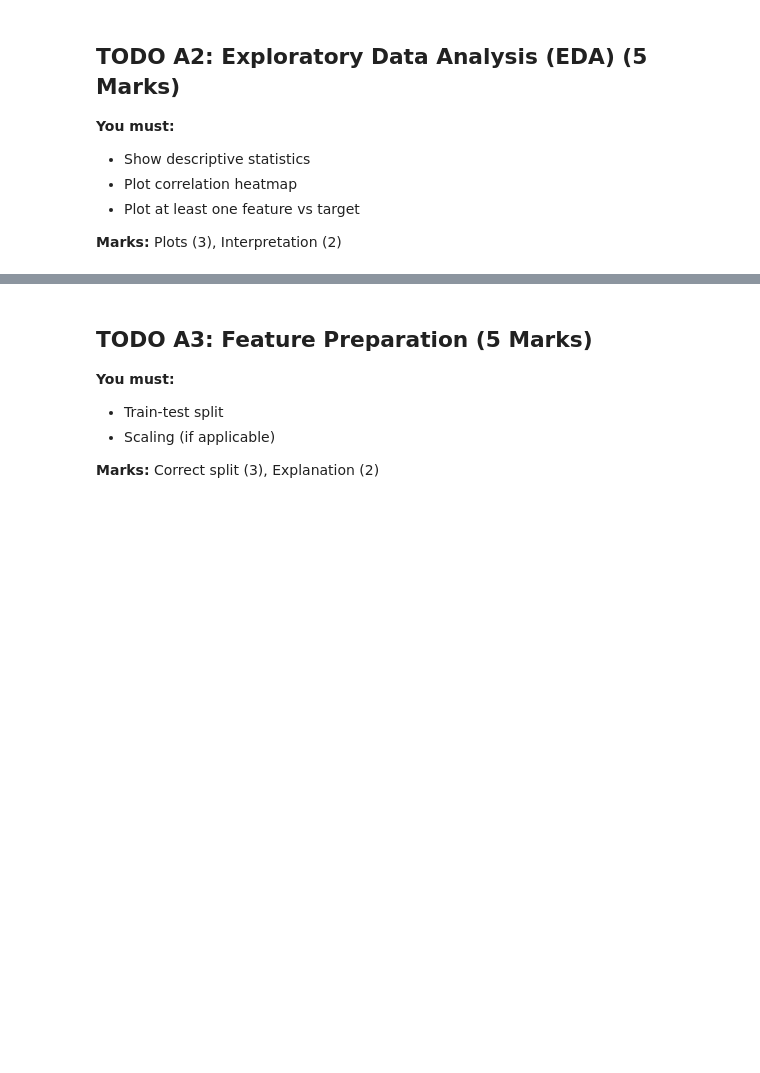
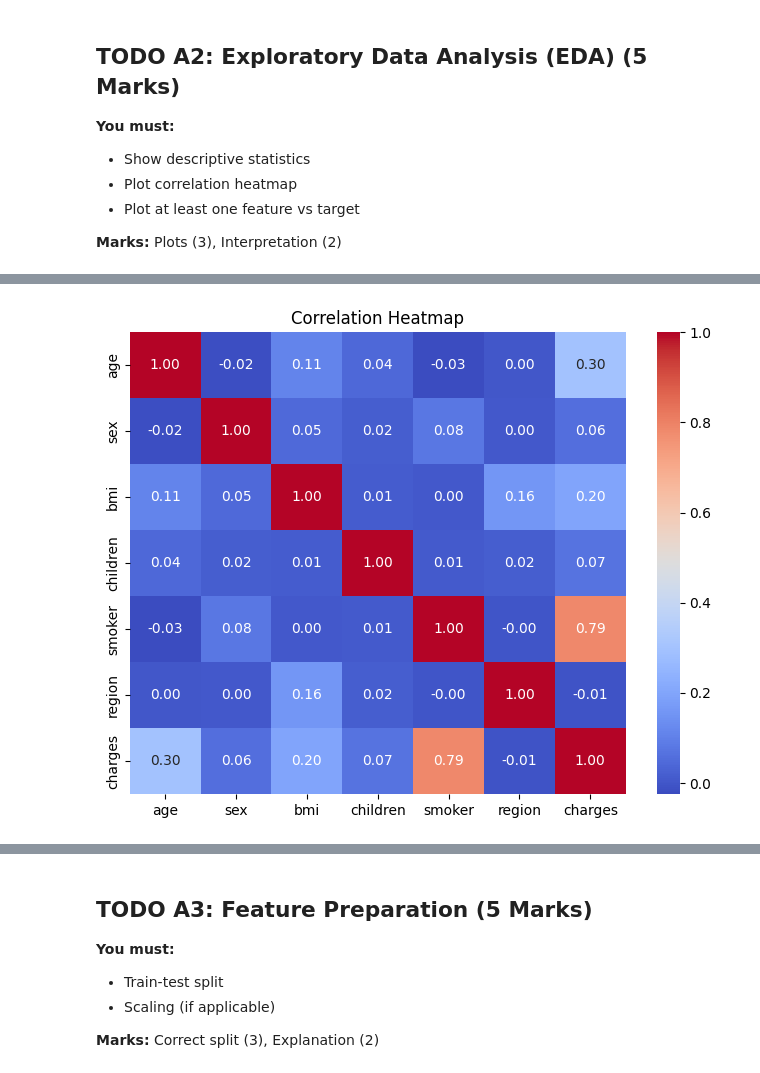
Before and after one commit to MoriamAkterSwarna/AI-ML, a Jupyter notebook: AI_ML_Assignment_3_Module_19_Moriam_Akter_Swarna.ipynb, the cells around one changed output, grey strips where cells are left out. Drawn from its saved outputs; the diff is of its cells as text; code cells hidden in the pictures; blank space fills up the shorter version.

```diff
--- a/AI_ML_Assignment_3_Module_19_Moriam_Akter_Swarna.ipynb
+++ b/AI_ML_Assignment_3_Module_19_Moriam_Akter_Swarna.ipynb
@@ -40,3 +53,7 @@ You will work with the provided **regression dataset**.
 **Marks:** Data loading (2), Explanation (3)
 # %%
 # TODO: Load regression dataset
+
+df_reg = pd.read_csv('insurance.csv')
+
+df_reg.head(10)
@@ -52,0 +105,11 @@ You will work with the provided **regression dataset**.
+# %%
+# Plot correlation heatmap (encoding categoricals( sex, smoker, region ) first for the heatmap)
+plt.figure(figsize=(8, 6))
+df_corr = df_reg.copy()
+for col in ['sex', 'smoker', 'region']:
+    df_corr[col] = LabelEncoder().fit_transform(df_corr[col])
+sns.heatmap(df_corr.corr(), annot=True, cmap='coolwarm', fmt='.2f')
+plt.title("Correlation Heatmap")
+plt.show()
+# %% [output]
+[figure, added]
```
Also changed, not shown: parts of 45 cells of this notebook.
